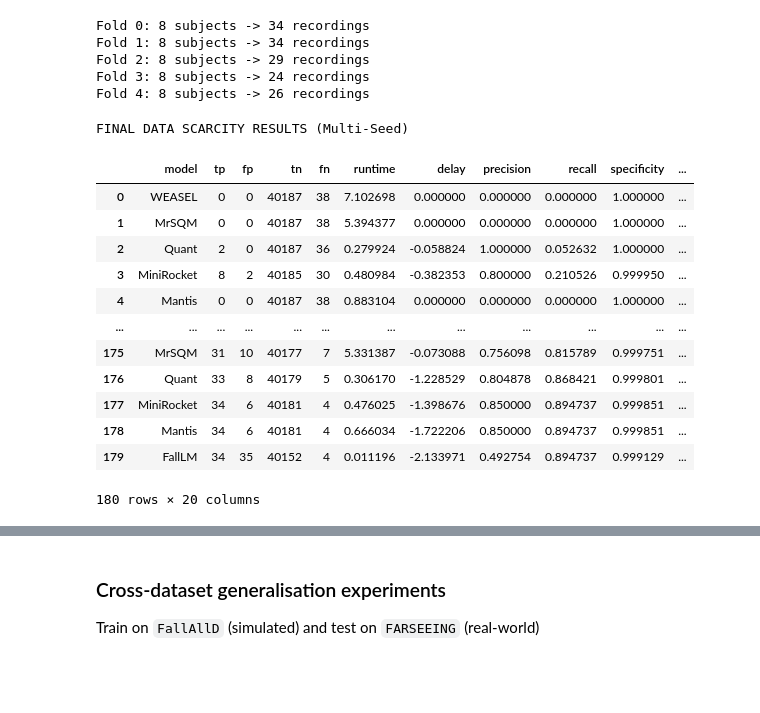
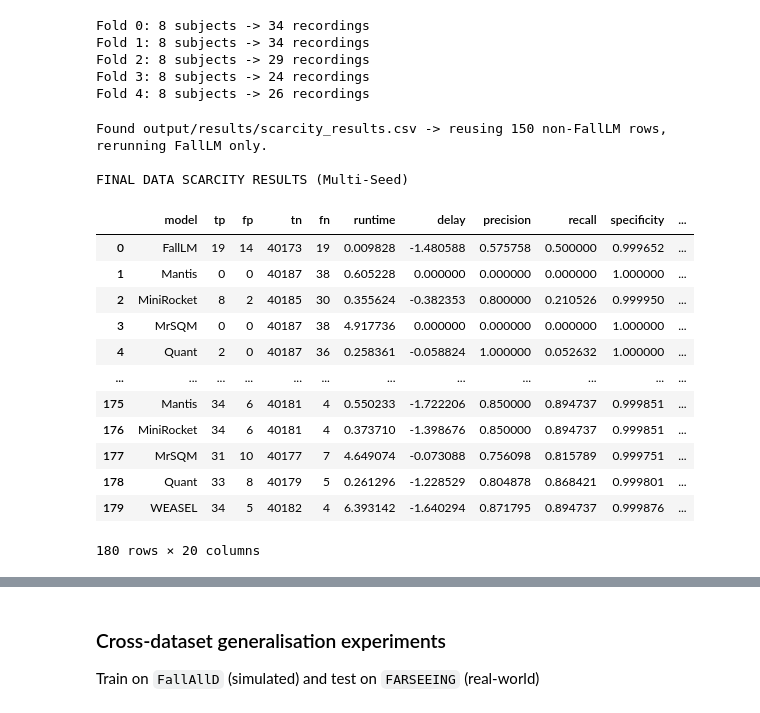
Before and after one commit to mlgig/fall-lm, a Jupyter notebook: experiments.ipynb, the cells around one changed output, grey strips where cells are left out. Cells and saved outputs as stored; diff of their text form; code cells hidden in the pictures; blank space fills up the shorter version.

```diff
--- a/experiments.ipynb
+++ b/experiments.ipynb
@@ -279,6 +185,8 @@ Fold 2: 8 subjects -> 29 recordings
 Fold 3: 8 subjects -> 24 recordings
 Fold 4: 8 subjects -> 26 recordings
 # %%
+import os
+
 # Fractions of FALL EVENTS to keep
 fractions = [0.01, 0.05, 0.10, 0.25, 0.50, 1.0]
 
@@ -288,6 +196,15 @@ seeds = [0, 1, 2, 3, 4]
 # Identify fall and ADL indices ONCE
 fall_indices = np.where(y_train == 1)[0]
 adl_indices  = np.where(y_train == 0)[0]
+
+SCARCITY_CSV = 'output/results/scarcity_results.csv'
+if os.path.exists(SCARCITY_CSV):
+    prev_scarcity_df = pd.read_csv(SCARCITY_CSV)
+    prev_non_fallm_df = prev_scarcity_df[prev_scarcity_df['model'] != 'FallLM'].copy()
+    rerun_models = "FallLM"
+else:
+    prev_non_fallm_df = None
+    rerun_models = None
 
 all_results = []
 
@@ -304,49 +221,58 @@ for frac in fractions:
         # Shuffle to avoid any ordering bias in training data
         rng.shuffle(keep_indices)
         # Subset training data
         X_sub = X_train[keep_indices]
         y_sub = y_train[keep_indices]
-        # Define models exactly as before
-        scarc_specs = get_model_specs(random_state=seed)
+        # Define models exactly as before (optionally restricted to FallLM only)
+        scarc_specs = get_model_specs(random_state=seed, include=rerun_models)
         # Run experiment
         res = run_experiment(
             X_train=X_sub,
             y_train=y_sub,
             test_signals=test_signals,
             test_event_points=test_events,
             model_specs=scarc_specs,
             window_size=3.0,
             step=1.0,
             freq=100,
             signal_thresh=1.4,
             tolerance=[3,20],
             debounce_secs=60,
             verbose=False
         )
-
         res['train_fraction'] = frac
         res['seed'] = seed
         res['n_falls_used'] = n_keep
         res['total_samples_used'] = len(keep_indices)
         all_results.append(res)
-# Combine all results
-final_scarcity_df = pd.concat(all_results, ignore_index=True)
+
+new_results_df = pd.concat(all_results, ignore_index=True)
+
+if prev_non_fallm_df is not None:
+    final_scarcity_df = pd.concat([prev_non_fallm_df, new_results_df], ignore_index=True)
+else:
+    final_scarcity_df = new_results_df
+
+final_scarcity_df = final_scarcity_df.sort_values(['train_fraction', 'seed', 'model']).reset_index(drop=True)
+final_scarcity_df.to_csv(SCARCITY_CSV, index=False)
 print("\nFINAL DATA SCARCITY RESULTS (Multi-Seed)")
 display(final_scarcity_df)
 # %% [output]
+Found output/results/scarcity_results.csv -> reusing 150 non-FallLM rows, rerunning FallLM only.
+
 FINAL DATA SCARCITY RESULTS (Multi-Seed)
 |  | model | tp | fp | tn | fn | runtime | delay | precision | recall | specificity | ... |
-| 0 | WEASEL | 0 | 0 | 40187 | 38 | 7.102698 | 0.000000 | 0.000000 | 0.000000 | 1.000000 | ... |
-| 1 | MrSQM | 0 | 0 | 40187 | 38 | 5.394377 | 0.000000 | 0.000000 | 0.000000 | 1.000000 | ... |
-| 2 | Quant | 2 | 0 | 40187 | 36 | 0.279924 | -0.058824 | 1.000000 | 0.052632 | 1.000000 | ... |
-| 3 | MiniRocket | 8 | 2 | 40185 | 30 | 0.480984 | -0.382353 | 0.800000 | 0.210526 | 0.999950 | ... |
-| 4 | Mantis | 0 | 0 | 40187 | 38 | 0.883104 | 0.000000 | 0.000000 | 0.000000 | 1.000000 | ... |
+| 0 | FallLM | 19 | 14 | 40173 | 19 | 0.009828 | -1.480588 | 0.575758 | 0.500000 | 0.999652 | ... |
+| 1 | Mantis | 0 | 0 | 40187 | 38 | 0.605228 | 0.000000 | 0.000000 | 0.000000 | 1.000000 | ... |
+| 2 | MiniRocket | 8 | 2 | 40185 | 30 | 0.355624 | -0.382353 | 0.800000 | 0.210526 | 0.999950 | ... |
+| 3 | MrSQM | 0 | 0 | 40187 | 38 | 4.917736 | 0.000000 | 0.000000 | 0.000000 | 1.000000 | ... |
+| 4 | Quant | 2 | 0 | 40187 | 36 | 0.258361 | -0.058824 | 1.000000 | 0.052632 | 1.000000 | ... |
 | ... | ... | ... | ... | ... | ... | ... | ... | ... | ... | ... | ... |
-| 175 | MrSQM | 31 | 10 | 40177 | 7 | 5.331387 | -0.073088 | 0.756098 | 0.815789 | 0.999751 | ... |
-| 176 | Quant | 33 | 8 | 40179 | 5 | 0.306170 | -1.228529 | 0.804878 | 0.868421 | 0.999801 | ... |
-| 177 | MiniRocket | 34 | 6 | 40181 | 4 | 0.476025 | -1.398676 | 0.850000 | 0.894737 | 0.999851 | ... |
-| 178 | Mantis | 34 | 6 | 40181 | 4 | 0.666034 | -1.722206 | 0.850000 | 0.894737 | 0.999851 | ... |
-| 179 | FallLM | 34 | 35 | 40152 | 4 | 0.011196 | -2.133971 | 0.492754 | 0.894737 | 0.999129 | ... |
+| 175 | Mantis | 34 | 6 | 40181 | 4 | 0.550233 | -1.722206 | 0.850000 | 0.894737 | 0.999851 | ... |
+| 176 | MiniRocket | 34 | 6 | 40181 | 4 | 0.373710 | -1.398676 | 0.850000 | 0.894737 | 0.999851 | ... |
+| 177 | MrSQM | 31 | 10 | 40177 | 7 | 4.649074 | -0.073088 | 0.756098 | 0.815789 | 0.999751 | ... |
+| 178 | Quant | 33 | 8 | 40179 | 5 | 0.261296 | -1.228529 | 0.804878 | 0.868421 | 0.999801 | ... |
+| 179 | WEASEL | 34 | 5 | 40182 | 4 | 6.393142 | -1.640294 | 0.871795 | 0.894737 | 0.999876 | ... |
 180 rows × 20 columns
 # %%
 # Compute fall ratio percentage
```
Also changed, not shown: parts of 21 cells of this notebook, 29 other files.
